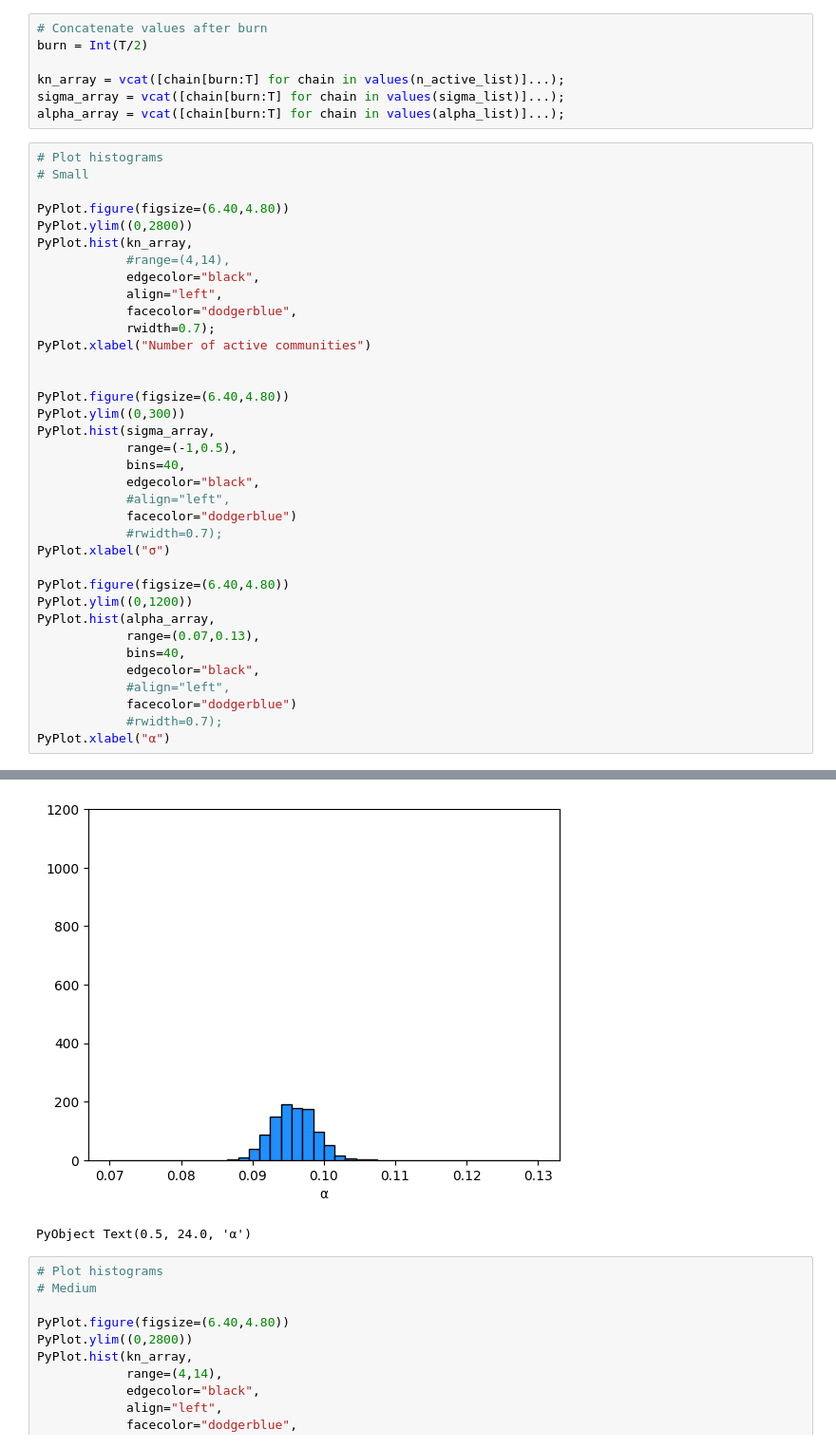
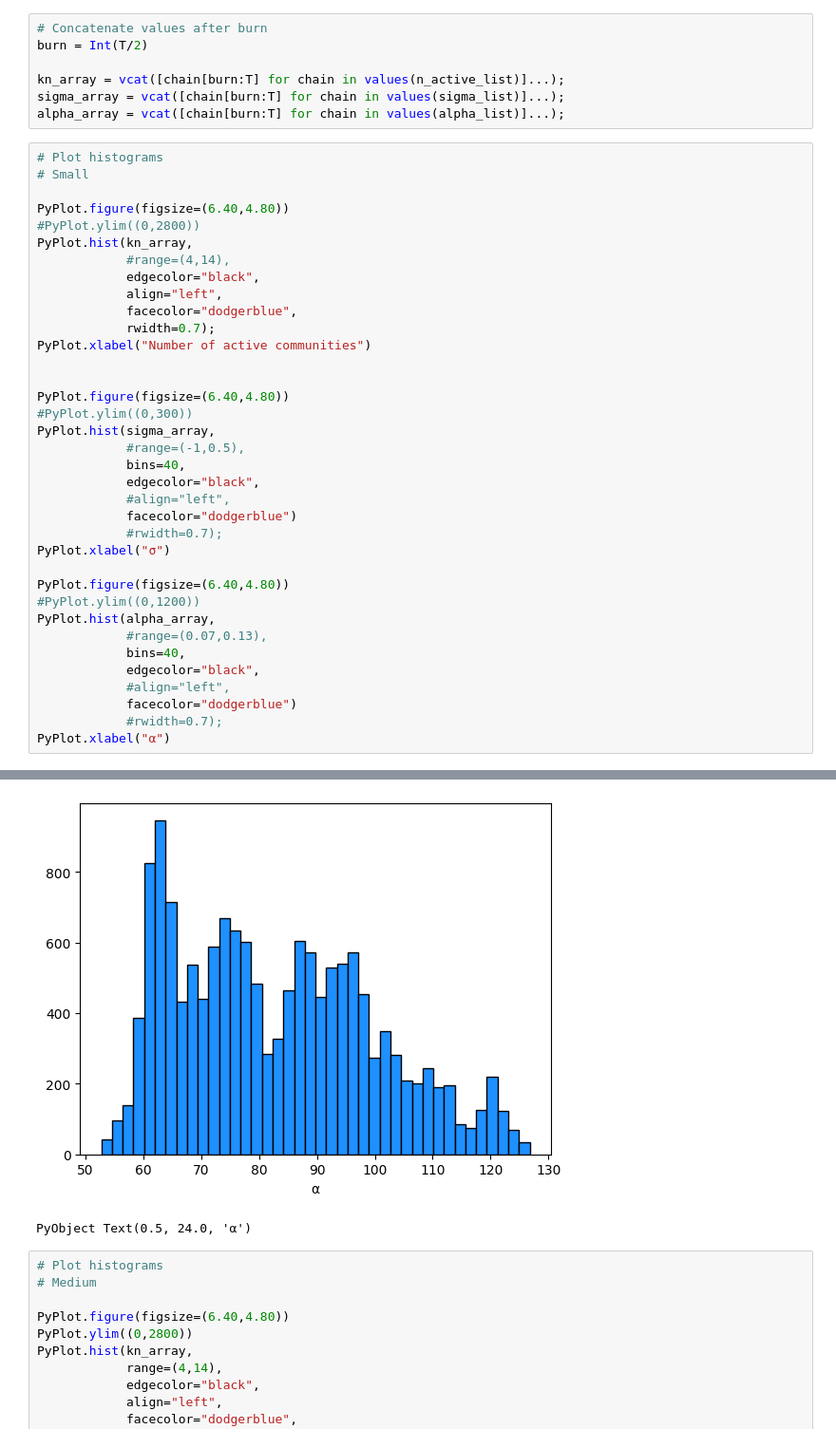
Before and after one commit to OxCSML-BayesNP/BNP_factorization_last, a Jupyter notebook: plot_results.ipynb, the cells around one changed output, grey strips where cells are left out. Shown: that part at 95% size. Saved outputs shown, nothing was run; the diff lists cells and outputs as text.

```diff
--- a/plot_results.ipynb
+++ b/plot_results.ipynb
@@ -89,7 +91,7 @@ alpha_array = vcat([chain[burn:T] for chain in values(alpha_list)]...);
 # Small
 
 PyPlot.figure(figsize=(6.40,4.80))
-PyPlot.ylim((0,2800))
+#PyPlot.ylim((0,2800))
 PyPlot.hist(kn_array,
             #range=(4,14),
             edgecolor="black",
@@ -100,9 +102,9 @@ PyPlot.xlabel("Number of active communities")
 
 
 PyPlot.figure(figsize=(6.40,4.80))
-PyPlot.ylim((0,300))
+#PyPlot.ylim((0,300))
 PyPlot.hist(sigma_array,
-            range=(-1,0.5),
+            #range=(-1,0.5),
             bins=40,
             edgecolor="black",
             #align="left",
@@ -111,9 +113,9 @@ PyPlot.hist(sigma_array,
 PyPlot.xlabel("σ")
 
 PyPlot.figure(figsize=(6.40,4.80))
-PyPlot.ylim((0,1200))
+#PyPlot.ylim((0,1200))
 PyPlot.hist(alpha_array,
-            range=(0.07,0.13),
+            #range=(0.07,0.13),
             bins=40,
             edgecolor="black",
             #align="left",
@@ -126,4 +128,4 @@ PyPlot.xlabel("α")
-[figure, old version]
+[figure, new version]
 PyObject Text(0.5, 24.0, 'α')
 # %%
 # Plot histograms
```
Also changed, not shown: parts of 3 cells of this notebook, 14 other files.
